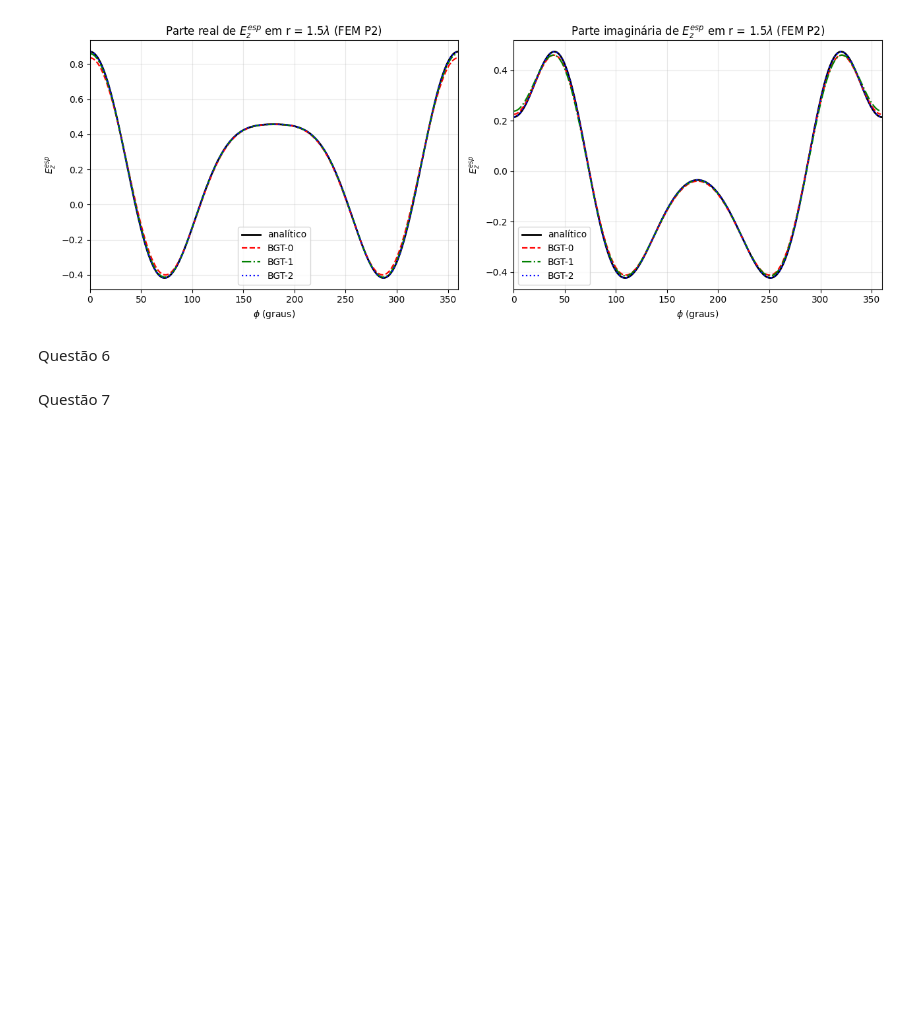
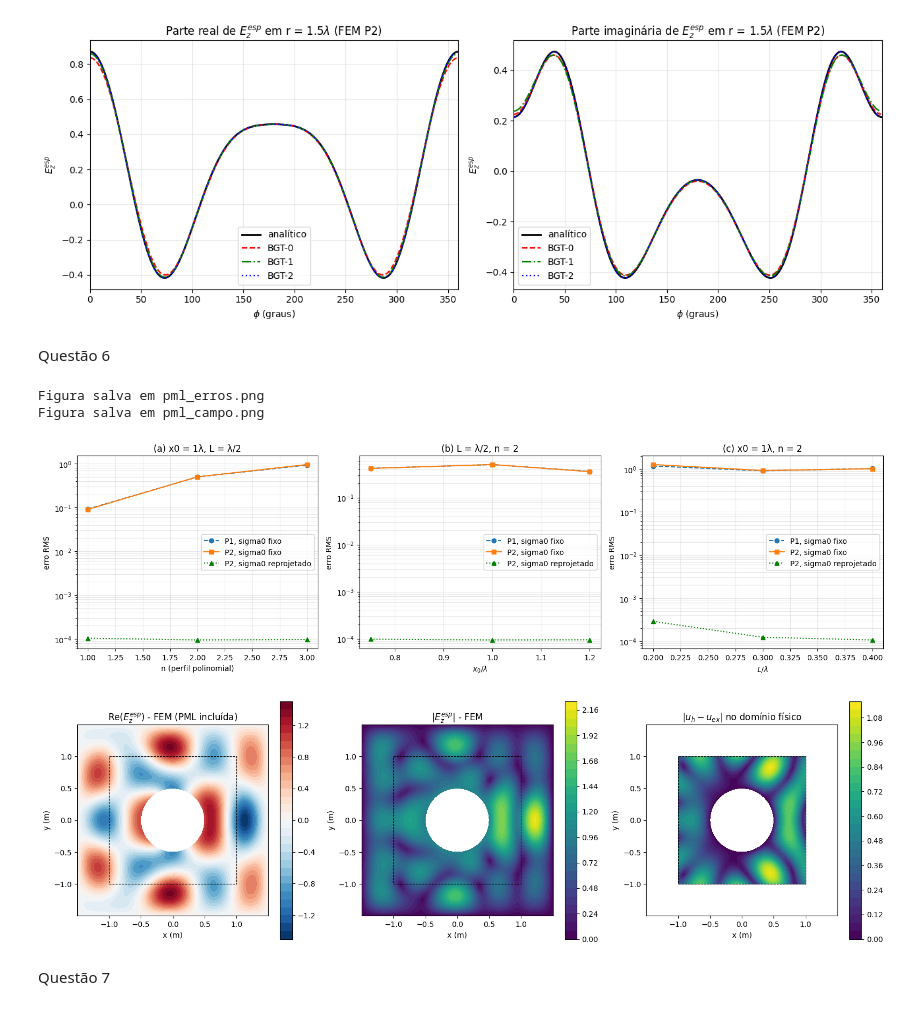
Before and after one commit to andrefsr/Metodo-Elementos-Finitos, a Jupyter notebook: Projeto 2/Projeto 2 - MEF.ipynb, the cells around one changed output. Saved outputs shown, nothing was run; the diff lists cells and outputs as text; code cells hidden in the pictures; blank space fills up the shorter version.

```diff
--- a/Projeto 2/Projeto 2 - MEF.ipynb
+++ b/Projeto 2/Projeto 2 - MEF.ipynb
@@ -79,5 +80,15 @@ Menor erro (P2): R = 1.5 lambda, BGT-2, erro = 3.369e-04
 [figure]
 # %% [markdown]
 Questão 6
+# %%
+groups, res, res_re = experiments()
+plot_summary(groups, res, res_re)
+plot_field()
+plt.show()
+# %% [output]
+Figura salva em pml_erros.png
+Figura salva em pml_campo.png
+[figure, added]
+[figure, added]
 # %% [markdown]
 Questão 7
```
Also changed, not shown: parts of 1 cell of this notebook, 1 other file.
